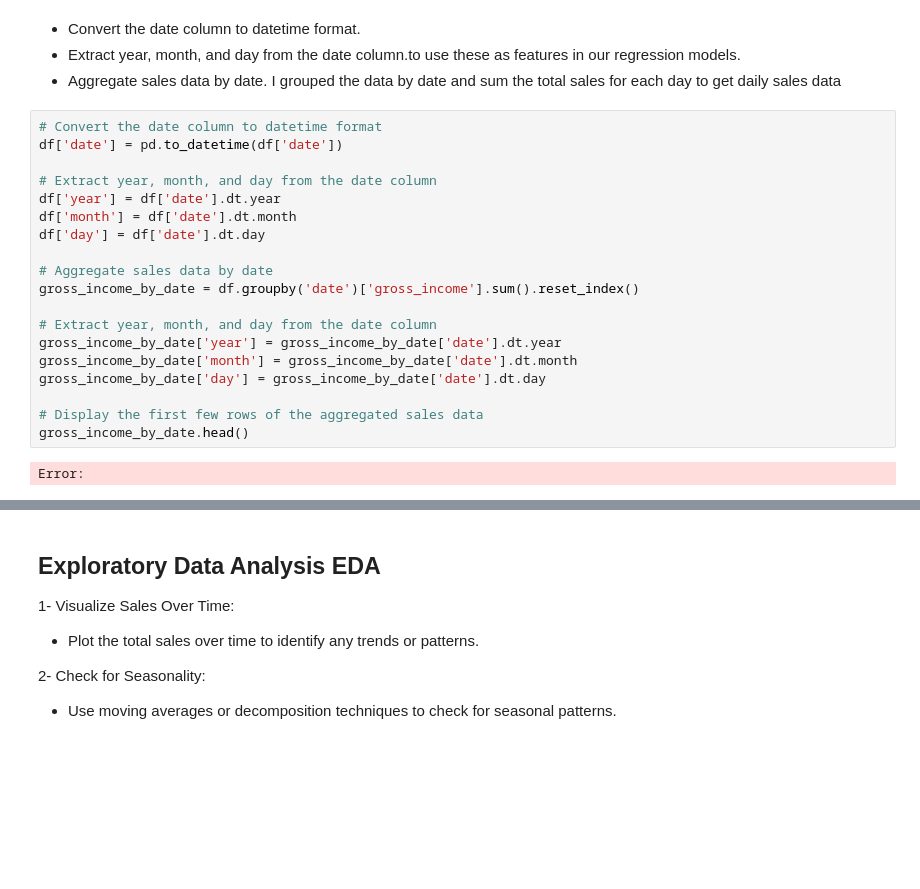
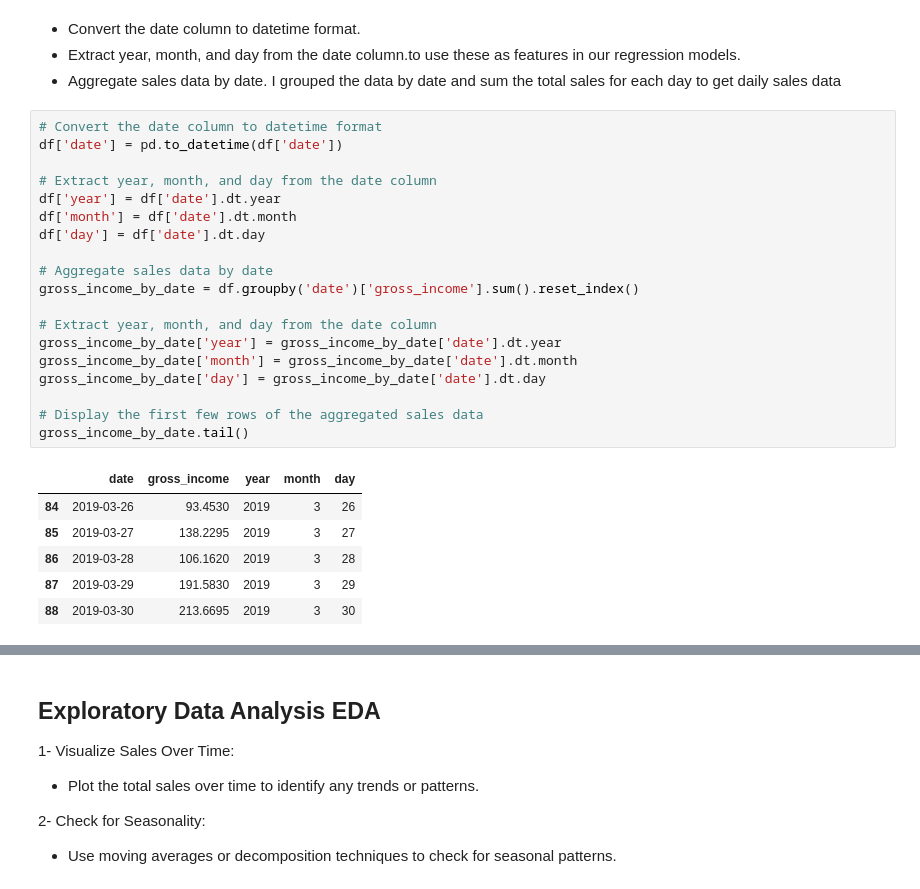
Before and after one commit to MustafaAldabbas/Machine_learning_superMarket, a Jupyter notebook: Notebook/Natalia.ipynb, the cells around one changed output, grey strips where cells are left out. Cells and saved outputs as stored; diff of their text form; blank space fills up the shorter version.

```diff
--- a/Notebook/Natalia.ipynb
+++ b/Notebook/Natalia.ipynb
@@ -61,24 +75,29 @@ Error:
 # %%
 # Convert the date column to datetime format
 df['date'] = pd.to_datetime(df['date'])
 
 # Extract year, month, and day from the date column
 df['year'] = df['date'].dt.year
 df['month'] = df['date'].dt.month
 df['day'] = df['date'].dt.day
 
 # Aggregate sales data by date
 gross_income_by_date = df.groupby('date')['gross_income'].sum().reset_index()
 
 # Extract year, month, and day from the date column
 gross_income_by_date['year'] = gross_income_by_date['date'].dt.year
 gross_income_by_date['month'] = gross_income_by_date['date'].dt.month
 gross_income_by_date['day'] = gross_income_by_date['date'].dt.day
 
 # Display the first few rows of the aggregated sales data
-gross_income_by_date.head()
+gross_income_by_date.tail()
 # %% [output]
-Error:
+|  | date | gross_income | year | month | day |
+| 84 | 2019-03-26 | 93.4530 | 2019 | 3 | 26 |
+| 85 | 2019-03-27 | 138.2295 | 2019 | 3 | 27 |
+| 86 | 2019-03-28 | 106.1620 | 2019 | 3 | 28 |
+| 87 | 2019-03-29 | 191.5830 | 2019 | 3 | 29 |
+| 88 | 2019-03-30 | 213.6695 | 2019 | 3 | 30 |
 # %%
 df.info()
 # %% [output]
```
Also changed, not shown: parts of 36 cells of this notebook, 6 other files.
